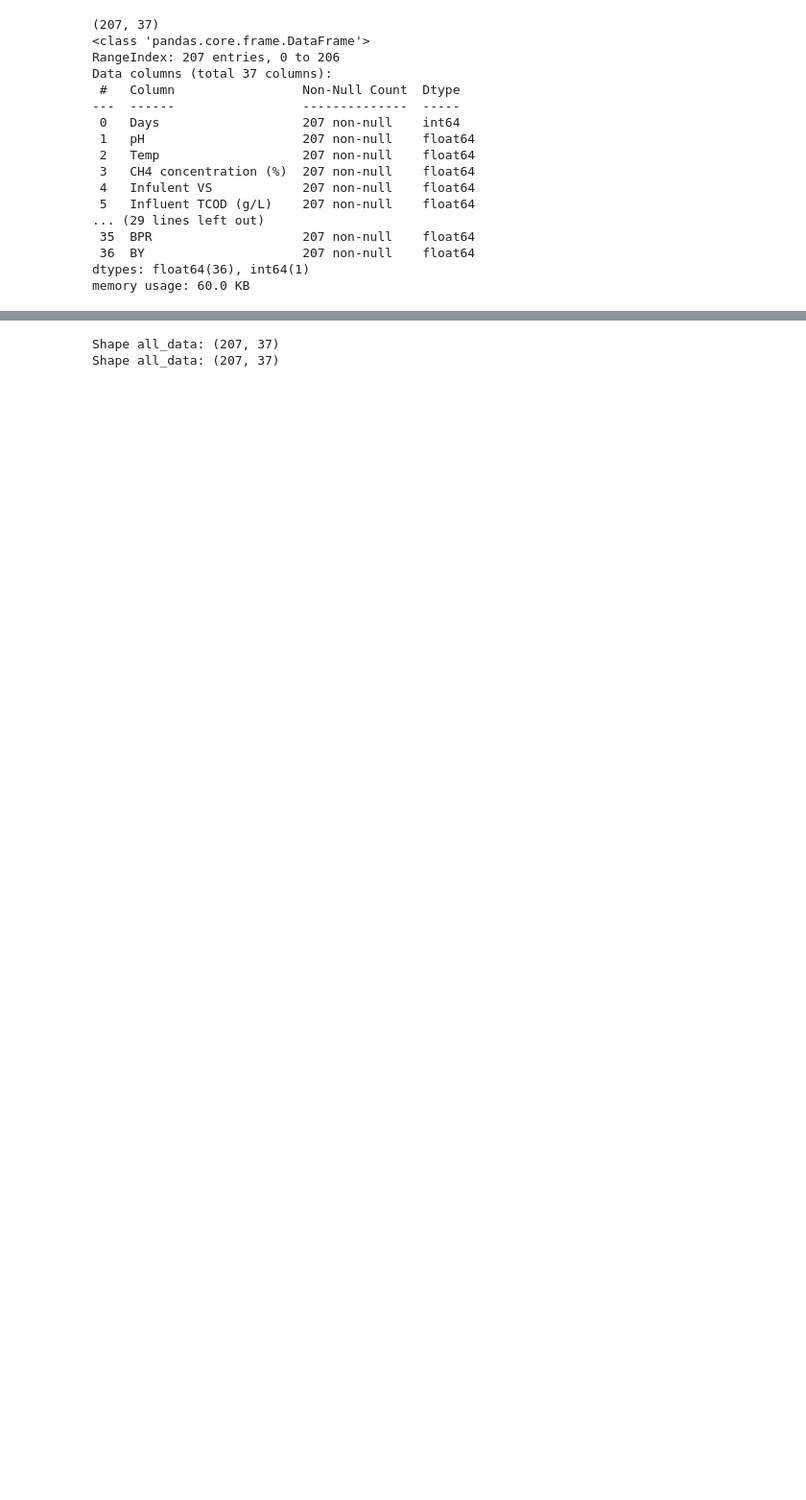
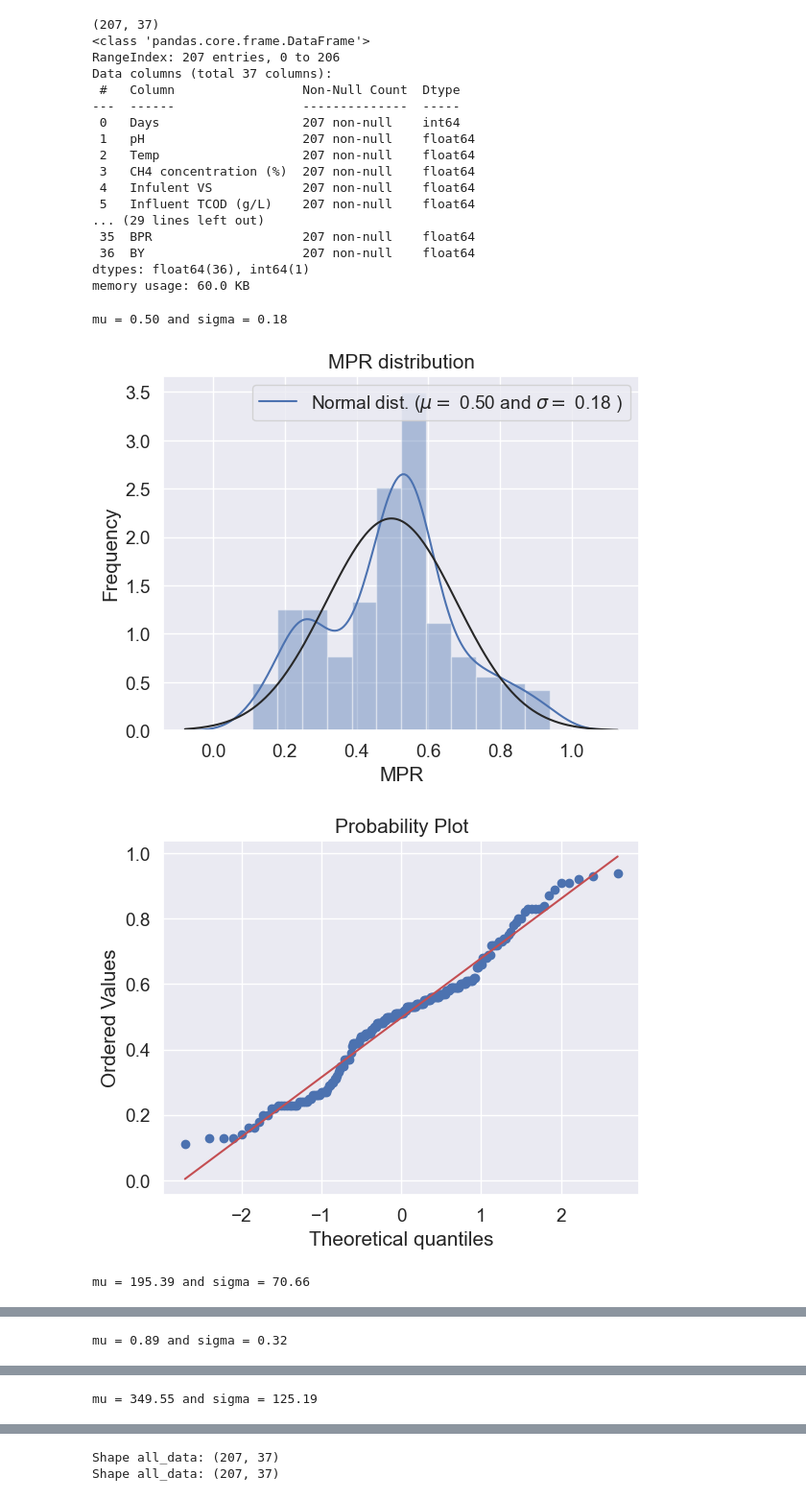
Before and after one commit to wenyi22/-, a Jupyter notebook: part1.ipynb, the cells around one changed output, grey strips where cells are left out. Shown at 96% size. Cells and saved outputs as stored; diff of their text form; code cells hidden in the pictures; blank space fills up the shorter version.

```diff
--- a/part1.ipynb
+++ b/part1.ipynb
@@ -188,8 +187,8 @@ for col in percentage_cols:
     test[col] = test[col].astype(str)
 
     # 如果該值包含數字和%，則將 "%" 字符去掉並轉換為浮點數；否則直接轉換為浮點數
-    train[col] = train[col].apply(lambda x: float(x.replace("%","")) / 100.0 if "%" in x else float(x) if x.replace(".","").isdigit() else np.nan)
-    test[col] = test[col].apply(lambda x: float(x.replace("%","")) / 100.0 if "%" in x else float(x) if x.replace(".","").isdigit() else np.nan)
+    train[col] = train[col].apply(lambda x: float(x.replace("%", "")) / 100.0 if "%" in x else float(x) / 100.0 if x.replace(".", "").isdigit() else np.nan)
+    test[col] = test[col].apply(lambda x: float(x.replace("%", "")) / 100.0 if "%" in x else float(x) / 100.0 if x.replace(".", "").isdigit() else np.nan)
 
 # # 處理ND值，如果某個特徵有連續20個ND，就刪除該特徵
 # features_to_drop = [column for column in train.columns if (train[column] == "ND").rolling(window=10).sum().max() >= 20]
@@ -306,18 +305,3 @@ test.head(5)
 # plt.ylabel('MY',fontsize = 13)   #fontsize = 13 字體大小
 # plt.xlabel('n-Butyrate',fontsize = 13)
 # plt.show()
-# %%
-#分析目標變量的分布，計算均值與標準差
-sns.distplot(train['MPR'] , fit=norm);  #sns.distplot用於繪製一個變量的概率密度函數(PDF)和核密度估計(KDE)
-
-(mu, sigma) = norm.fit(train['MPR'])  #norm.fit對SalePrice變量進行最大似然估計(MLE)，mu:正態分布的均值，sigma:態分布的標準差。
-print('\nmu = {:.2f} and sigma = {:.2f}\n'.format(mu, sigma)) #\n換行，{:.2f}是一個格式化字符串，會被替換為mu和sigma的值，以保留兩位小數輸出。
-
-plt.legend(['Normal dist. ($\mu=$ {:.2f} and $\sigma=$ {:.2f} )'.format(mu, sigma)],  #plt.legend用於給圖標添加圖例，
-            loc='best')  #loc='best' 將圖例放置在當前圖形最佳位置，避免遮擋數據
-plt.ylabel('Frequency')
-plt.title('MPR distribution')
-
-fig = plt.figure()   #創建一個新的圖形窗口
-res = stats.probplot(train['MPR'], plot=plt)  #res表示用於比較的理論分佈，stats.probplot為一個概率圖函數，繪製數據樣本分佈與理論分佈之間的比較。
-plt.show()
@@ -413,0 +399,24 @@ memory usage: 60.0 KB
+# %%
+# 分析目標變量的分布，計算均值與標準差
+targets = ["MPR", "MY", "BPR", "BY"]
+
+for target in targets:
+
+    sns.distplot(train[target], fit=norm)   #sns.distplot用於繪製一個變量的概率密度函數(PDF)和核密度估計(KDE)
+
+    (mu, sigma) = norm.fit(train[target])   #norm.fit對SalePrice變量進行最大似然估計(MLE)，mu:正態分布的均值，sigma:正態分布的標準差。
+    print('\nmu = {:.2f} and sigma = {:.2f}\n'.format(mu, sigma))   #\n換行，{:.2f}是一個格式化字符串，會被替換為mu和sigma的值，以保留兩位小數輸出。
+
+    plt.legend(['Normal dist. ($\mu=$ {:.2f} and $\sigma=$ {:.2f} )'.format(mu, sigma)], loc='best')    #plt.legend用於給圖標添加圖例，loc='best' 將圖例放置在當前圖形最佳位置，避免遮擋數據
+    plt.ylabel('Frequency')
+    plt.title('{} distribution'.format(target))
+
+    fig = plt.figure()  #創建一個新的圖形窗口
+    res = stats.probplot(train[target], plot=plt)   #res表示用於比較的理論分佈，stats.probplot為一個概率圖函數，繪製數據樣本分佈與理論分佈之間的比較。
+
+    plt.show()
+# %% [output]
+mu = 0.50 and sigma = 0.18
+[figure, added]
+[figure, added]
+mu = 195.39 and sigma = 70.66
@@ -413,0 +425 @@ memory usage: 60.0 KB
+mu = 0.89 and sigma = 0.32
@@ -413,0 +428 @@ memory usage: 60.0 KB
+mu = 349.55 and sigma = 125.19
```
Also changed, not shown: parts of 37 cells of this notebook.
